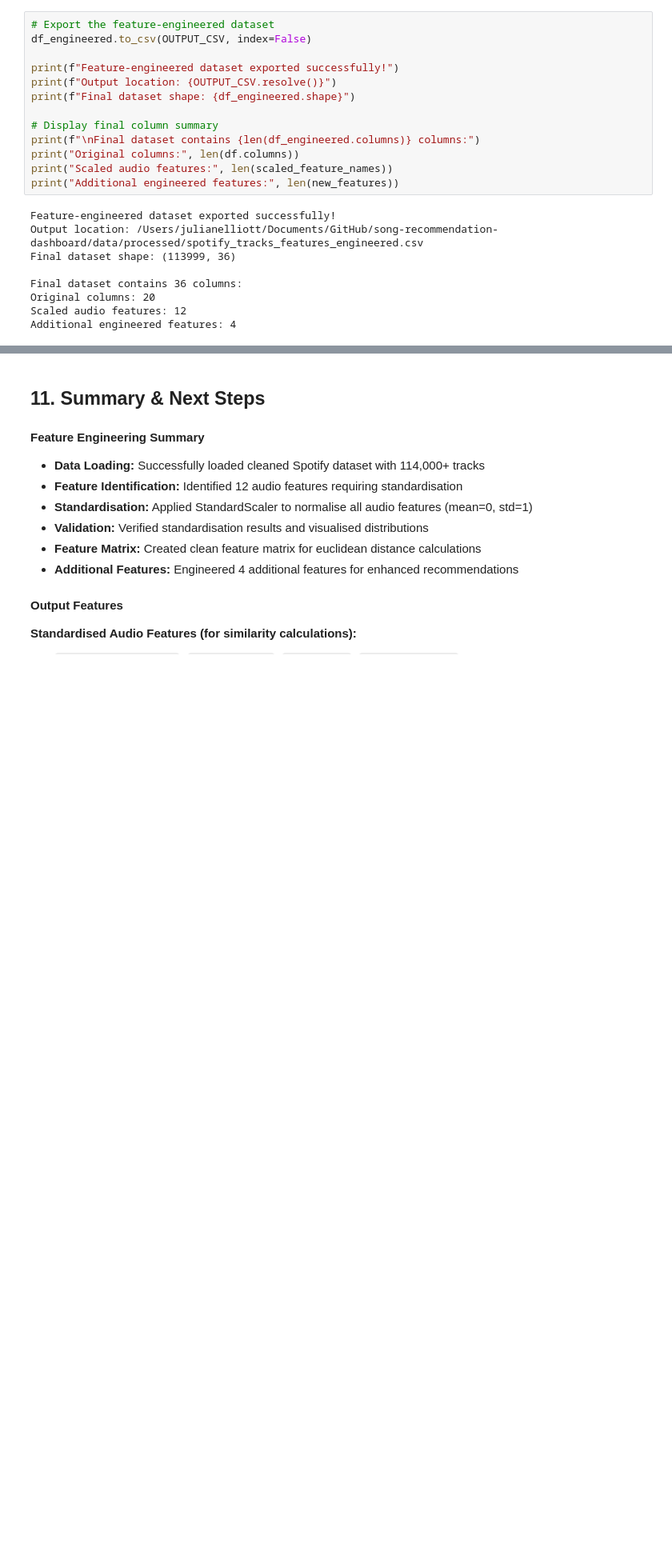
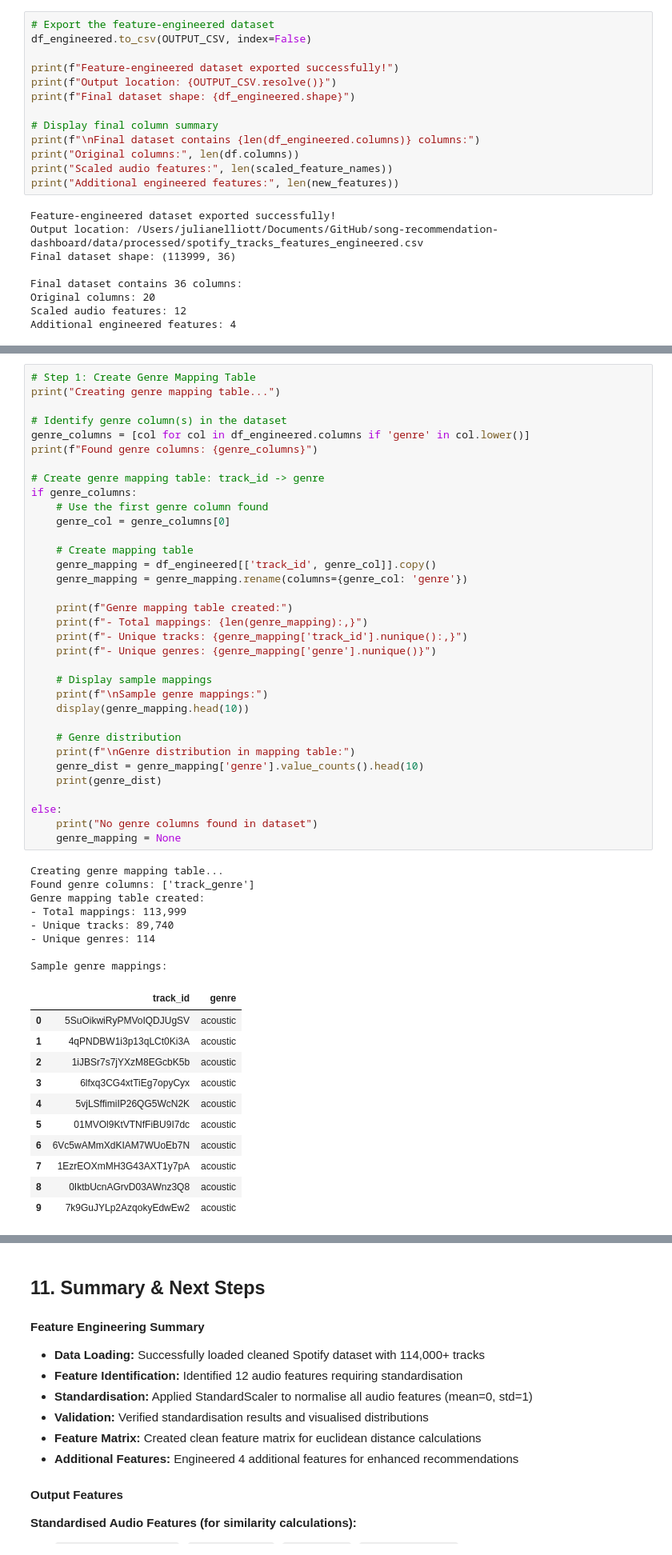
Before and after one commit to Julian-Elliott/song-recommendation-dashboard, a Jupyter notebook: notebooks/feature_engineering.ipynb, the cells around one changed output, grey strips where cells are left out. Shown at 80% size. Saved outputs shown, nothing was run; the diff lists cells and outputs as text; blank space fills up the shorter version.

```diff
--- a/notebooks/feature_engineering.ipynb
+++ b/notebooks/feature_engineering.ipynb
@@ -377,0 +386,54 @@ Additional engineered features: 4
+# %%
+# Step 1: Create Genre Mapping Table
+print("Creating genre mapping table...")
+
+# Identify genre column(s) in the dataset
+genre_columns = [col for col in df_engineered.columns if 'genre' in col.lower()]
+print(f"Found genre columns: {genre_columns}")
+
+# Create genre mapping table: track_id -> genre
+if genre_columns:
+    # Use the first genre column found
+    genre_col = genre_columns[0]
+
+    # Create mapping table
+    genre_mapping = df_engineered[['track_id', genre_col]].copy()
+    genre_mapping = genre_mapping.rename(columns={genre_col: 'genre'})
+
+    print(f"Genre mapping table created:")
+    print(f"- Total mappings: {len(genre_mapping):,}")
+    print(f"- Unique tracks: {genre_mapping['track_id'].nunique():,}")
+    print(f"- Unique genres: {genre_mapping['genre'].nunique()}")
+
+    # Display sample mappings
+    print(f"\nSample genre mappings:")
+    display(genre_mapping.head(10))
+
+    # Genre distribution
+    print(f"\nGenre distribution in mapping table:")
+    genre_dist = genre_mapping['genre'].value_counts().head(10)
+    print(genre_dist)
+
+else:
+    print("No genre columns found in dataset")
+    genre_mapping = None
+# %% [output]
+Creating genre mapping table...
+Found genre columns: ['track_genre']
+Genre mapping table created:
+- Total mappings: 113,999
+- Unique tracks: 89,740
+- Unique genres: 114
+
+Sample genre mappings:
+|  | track_id | genre |
+| 0 | 5SuOikwiRyPMVoIQDJUgSV | acoustic |
+| 1 | 4qPNDBW1i3p13qLCt0Ki3A | acoustic |
+| 2 | 1iJBSr7s7jYXzM8EGcbK5b | acoustic |
+| 3 | 6lfxq3CG4xtTiEg7opyCyx | acoustic |
+| 4 | 5vjLSffimiIP26QG5WcN2K | acoustic |
+| 5 | 01MVOl9KtVTNfFiBU9I7dc | acoustic |
+| 6 | 6Vc5wAMmXdKIAM7WUoEb7N | acoustic |
+| 7 | 1EzrEOXmMH3G43AXT1y7pA | acoustic |
+| 8 | 0IktbUcnAGrvD03AWnz3Q8 | acoustic |
+| 9 | 7k9GuJYLp2AzqokyEdwEw2 | acoustic |
```
Also changed, not shown: parts of 7 cells of this notebook, 1 other file.
